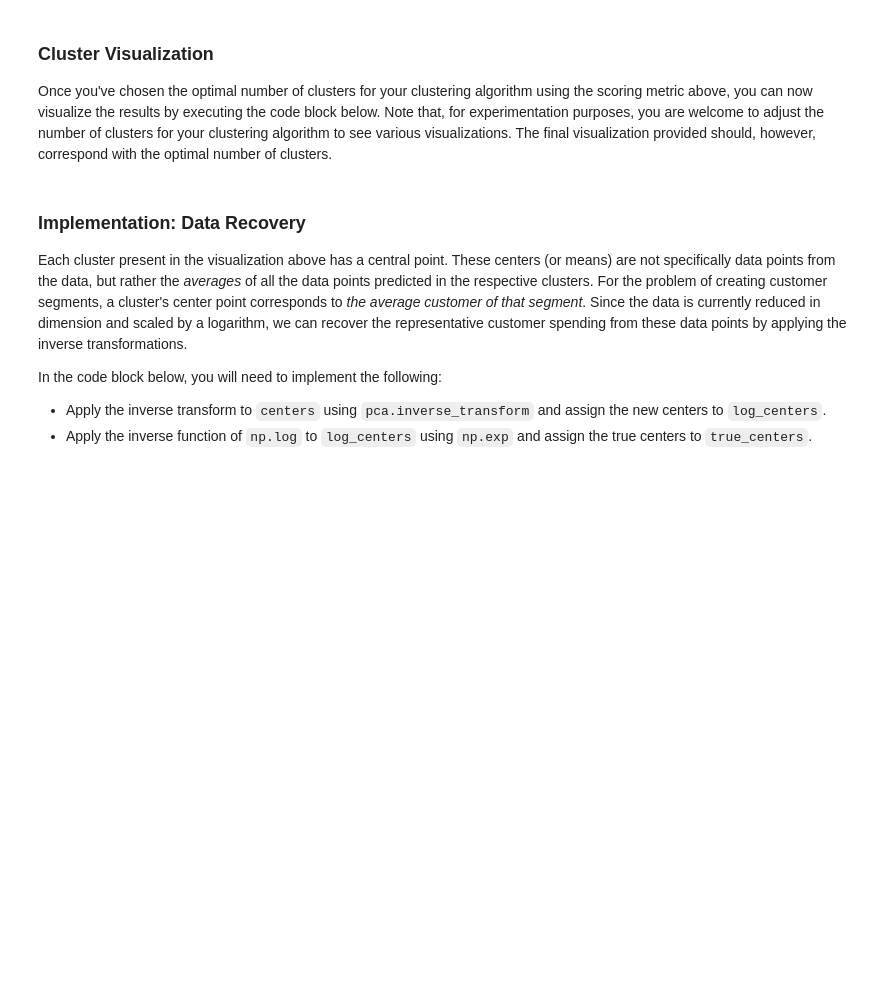
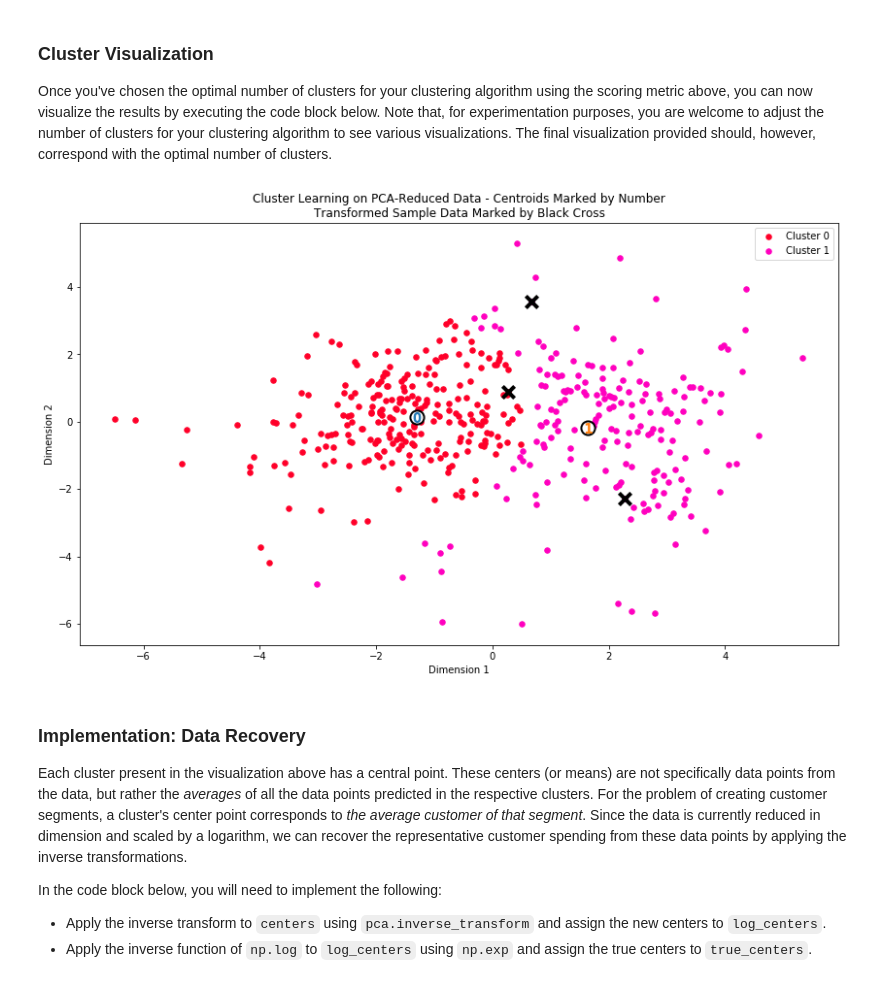
Before and after one commit to dungpt3003/machine-learning, a Jupyter notebook: projects/customer_segments/customer_segments.ipynb, the cells around one changed output. Saved outputs shown, nothing was run; the diff lists cells and outputs as text; code cells hidden in the pictures; blank space fills up the shorter version.

```diff
--- a/projects/customer_segments/customer_segments.ipynb
+++ b/projects/customer_segments/customer_segments.ipynb
@@ -357,18 +357,22 @@ In the code block below, you will need to implement the following:
  - Import `sklearn.metrics.silhouette_score` and calculate the silhouette score of `reduced_data` against `preds`.
    - Assign the silhouette score to `score` and print the result.
 # %%
+from sklearn.mixture import GMM
+from sklearn.metrics import silhouette_score
 
-# TODO: Apply your clustering algorithm of choice to the reduced data
-clusterer = None
+for n_cluster in range(2, 15):
+    # Apply your clustering algorithm of choice to the reduced data
+    clusterer = GMM(n_components = n_cluster)
+    clusterer.fit(reduced_data)
+    # Predict the cluster for each data point
+    preds = clusterer.predict(reduced_data)
 
-# TODO: Predict the cluster for each data point
-preds = None
+    # Find the cluster centers
+    centers = clusterer.means_
 
-# TODO: Find the cluster centers
-centers = None
+    # Predict the cluster for each transformed sample data point
+    sample_preds = clusterer.predict(pca_samples)
 
-# TODO: Predict the cluster for each transformed sample data point
-sample_preds = None
-
-# TODO: Calculate the mean silhouette coefficient for the number of clusters chosen
-score = None
+    # TODO: Calculate the mean silhouette coefficient for the number of clusters chosen
+    score = silhouette_score(reduced_data, preds, metric='euclidean')
+    print "The average silhouette_score for {} clusters is : {}".format(n_cluster, score)
@@ -381,8 +399,20 @@ score = None
 ### Cluster Visualization
 Once you've chosen the optimal number of clusters for your clustering algorithm using the scoring metric above, you can now visualize the results by executing the code block below. Note that, for experimentation purposes, you are welcome to adjust the number of clusters for your clustering algorithm to see various visualizations. The final visualization provided should, however, correspond with the optimal number of clusters.
 # %%
+n_cluster = 2 # Best score
+clusterer = GMM(n_components = n_cluster)
+clusterer.fit(reduced_data)
+
+preds = clusterer.predict(reduced_data)
+
+centers = clusterer.means_
+
+sample_preds = clusterer.predict(pca_samples)
+
 # Display the results of the clustering from implementation
 vs.cluster_results(reduced_data, preds, centers, pca_samples)
+# %% [output]
+[figure, added]
 # %% [markdown]
 ### Implementation: Data Recovery
 Each cluster present in the visualization above has a central point. These centers (or means) are not specifically data points from the data, but rather the *averages* of all the data points predicted in the respective clusters. For the problem of creating customer segments, a cluster's center point corresponds to *the average customer of that segment*. Since the data is currently reduced in dimension and scaled by a logarithm, we can recover the representative customer spending from these data points by applying the inverse transformations.
```
Also changed, not shown: parts of 16 cells of this notebook, 1 other file.
